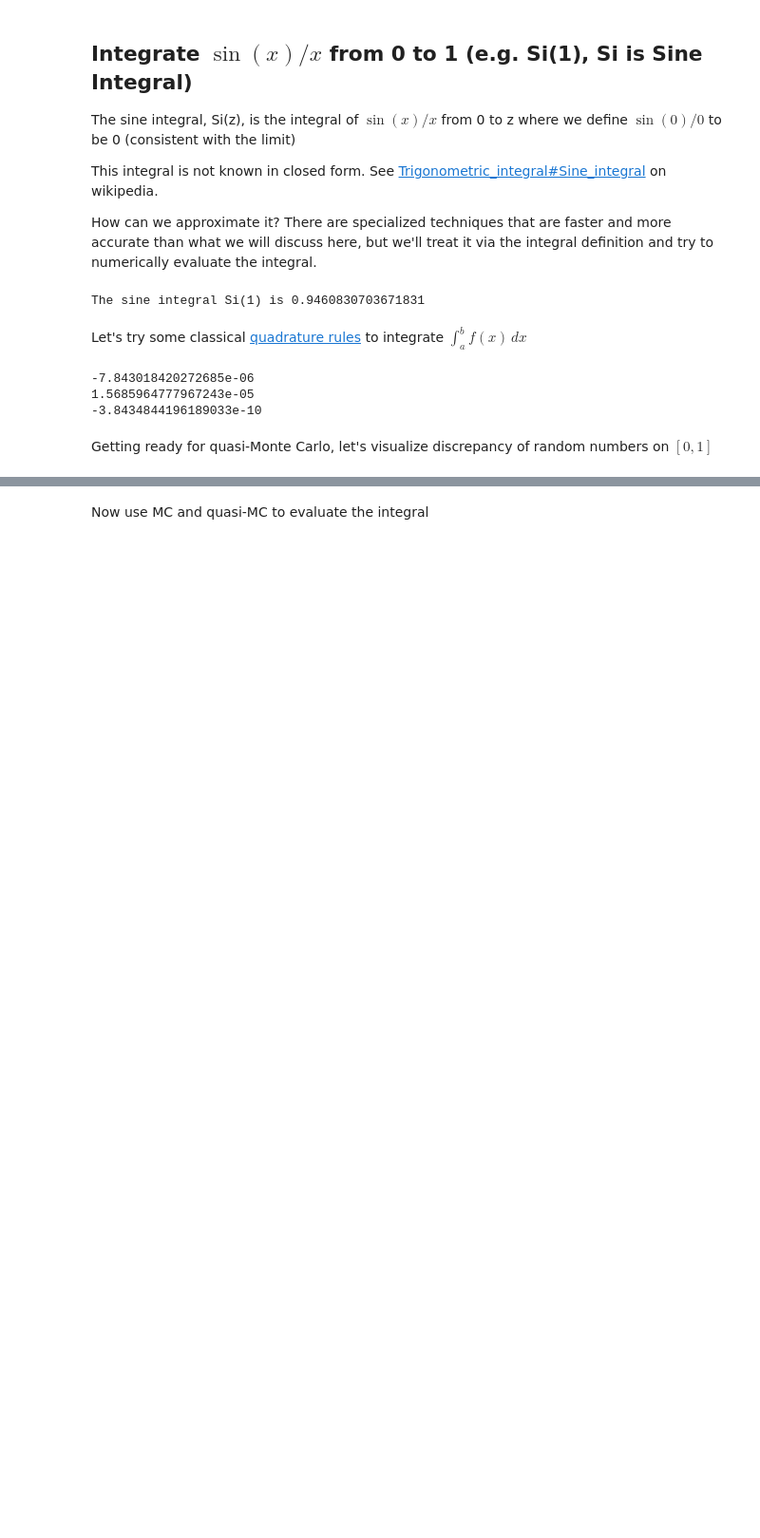
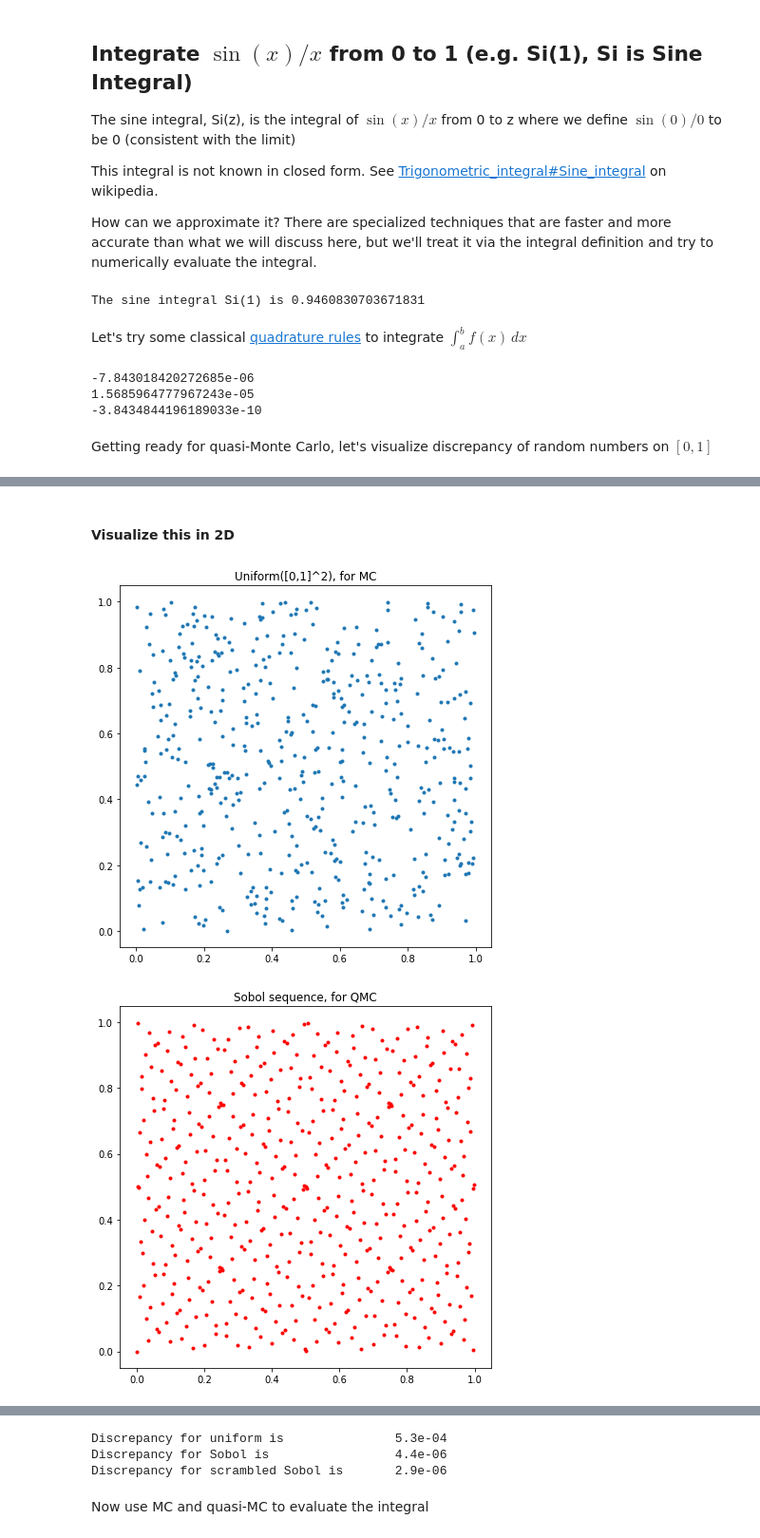
Before and after one commit to stephenbeckr/randomized-algorithm-class, a Jupyter notebook: Demos/demo14_MonteCarlo_and_improvements.ipynb, the cells around one changed output, grey strips where cells are left out. Shown at 95% size. Saved outputs shown, nothing was run; the diff lists cells and outputs as text; code cells hidden in the pictures; blank space fills up the shorter version.

```diff
--- a/Demos/demo14_MonteCarlo_and_improvements.ipynb
+++ b/Demos/demo14_MonteCarlo_and_improvements.ipynb
@@ -102,0 +135,30 @@ plt.show()
+# %% [markdown]
+#### Visualize this in 2D
+# %%
+m   = 9
+N   = 2**m
+setA  = rng.uniform(size=(N,2))
+
+sampler = qmc.Sobol(d=2,scramble=False)
+setB  = sampler.random_base2(m=m)
+
+sampler = qmc.Sobol(d=2,scramble=True)
+setC  = sampler.random_base2(m=m)
+
+plt.figure(figsize=(7,7))
+plt.title('Uniform([0,1]^2), for MC')
+plt.plot( setA[:,0], setA[:,1], '.', label='Uniform([0,1]^2)')
+plt.show()
+
+plt.figure(figsize=(7,7))
+plt.title('Sobol sequence, for QMC')
+plt.plot( setB[:,0], setB[:,1], '.r', label='Sobol')
+plt.show()
+
+plt.figure(figsize=(7,7))
+plt.title('Sobol sequence, scrambled, for rQMC')
+plt.plot( setC[:,0], setC[:,1], '.g', label='Sobol')
+plt.show()
+# %% [output]
+[figure, added]
+[figure, added]
@@ -103,3 +166,11 @@ plt.show()
+# %%
+print(f'Discrepancy for uniform is\t\t {qmc.discrepancy(setA):.1e}')
+print(f'Discrepancy for Sobol is\t\t {qmc.discrepancy(setB):.1e}')
+print(f'Discrepancy for scrambled Sobol is\t {qmc.discrepancy(setC):.1e}')
+# %% [output]
+Discrepancy for uniform is               5.3e-04
+Discrepancy for Sobol is                 4.4e-06
+Discrepancy for scrambled Sobol is       2.9e-06
 # %% [markdown]
 Now use MC and quasi-MC to evaluate the integral
 # %%
```
Also changed, not shown: parts of 15 cells of this notebook.
